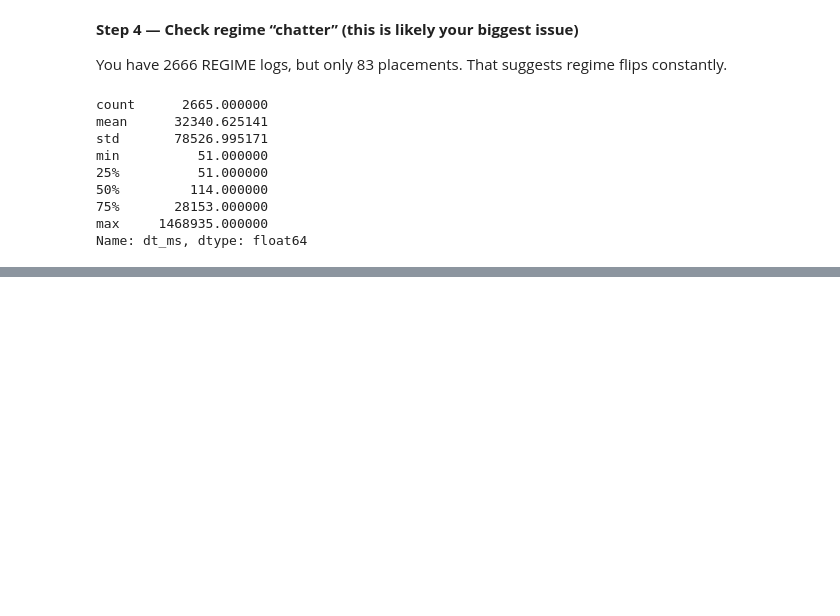
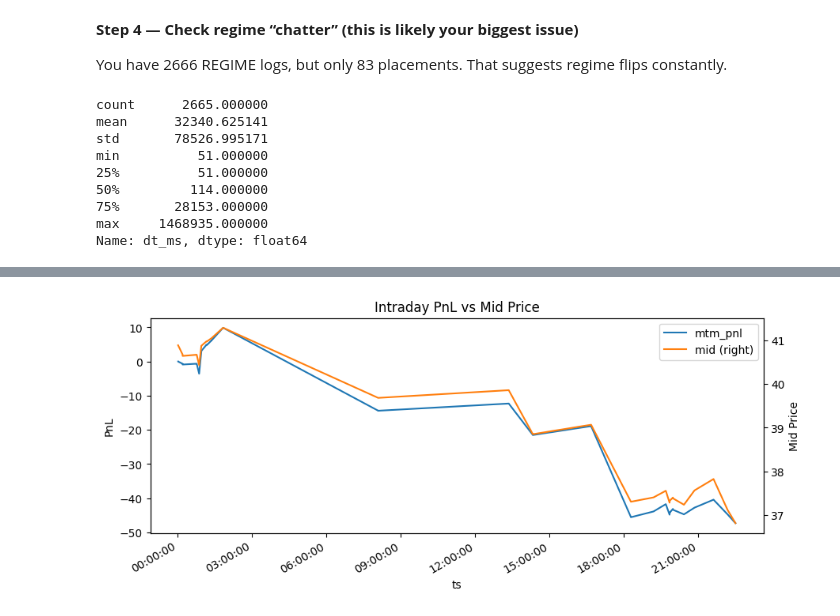
Before and after one commit to chirapok/TokkaAssignment, a Jupyter notebook: notebook/2025-12-12_tokka_backtest.ipynb, the cells around one changed output, grey strips where cells are left out. Drawn from its saved outputs; the diff is of its cells as text; code cells hidden in the pictures; blank space fills up the shorter version.

```diff
--- a/notebook/2025-12-12_tokka_backtest.ipynb
+++ b/notebook/2025-12-12_tokka_backtest.ipynb
@@ -696,0 +848,2 @@ Name: dt_ms, dtype: float64
+# %%
+quotes = quotes_df[["ts_us", "mid"]].copy()
@@ -696,0 +914,27 @@ Name: dt_ms, dtype: float64
+# %%
+# 1. Prepare the data
+pnl_curve = fills[["ts_us", "mtm_pnl", "mid"]].copy()
+pnl_curve["ts"] = pd.to_datetime(pnl_curve.ts_us, unit="us")
+
+# 2. Plot both columns, specifying 'mid' for the secondary y-axis
+ax = pnl_curve.plot(
+    x="ts",
+    y=["mtm_pnl", "mid"],
+    secondary_y=["mid"],
+    figsize=(10, 4),
+    title="Intraday PnL vs Mid Price"
+)
+
+# 3. Format the X-axis for readability
+ax.xaxis.set_major_formatter(mdates.DateFormatter('%H:%M:%S'))
+
+# 4. Optional: Label the axes for clarity
+ax.set_ylabel("PnL")
+ax.right_ax.set_ylabel("Mid Price")
+
+# Automatically tilt the date labels
+plt.gcf().autofmt_xdate()
+
+plt.show()
+# %% [output]
+[figure, added]
```
Also changed, not shown: parts of 34 cells of this notebook, 2 other files.
